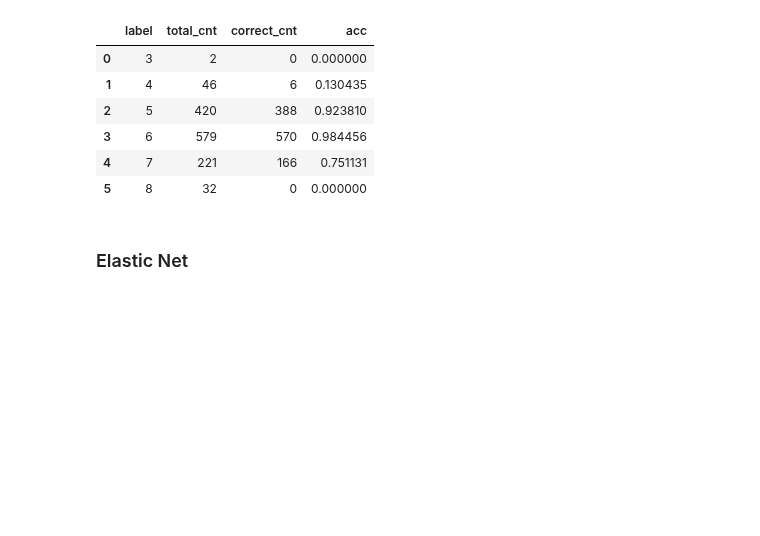
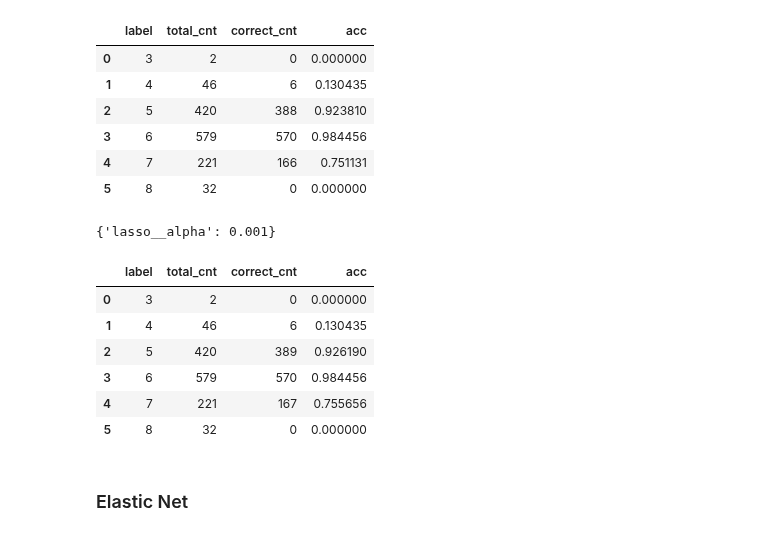
Before and after one commit to nhanph/BMME_480_Pham, a Jupyter notebook: Project/Presentation_Final_Regression.ipynb, the cells around one changed output. Saved outputs shown, nothing was run; the diff lists cells and outputs as text; code cells hidden in the pictures; blank space fills up the shorter version.

```diff
--- a/Project/Presentation_Final_Regression.ipynb
+++ b/Project/Presentation_Final_Regression.ipynb
@@ -285,6 +282,34 @@ Lasso score: mean 0.7400 std (0.0108)
 | 3 | 6 | 579 | 570 | 0.984456 |
 | 4 | 7 | 221 | 166 | 0.751131 |
 | 5 | 8 | 32 | 0 | 0.000000 |
+# %%
+from sklearn.model_selection import GridSearchCV
+from scipy.stats import randint
+
+
+param_grids = {
+        'lasso__alpha': [1e-5, 1e-4, 1e-3, 1e-2, 1e-1, 1],
+    }
+grid_search = GridSearchCV(estimator = lasso,
+                           param_grid=param_grids,
+                           cv=5,
+                           scoring='neg_mean_squared_error',
+                           n_jobs = -1)
+grid_search = grid_search.fit(X_train, y_train)
+
+print(grid_search.best_params_)
+grid_search.best_estimator_.fit(X_train,y_train)
+lasso_grid_acc = AccWithTol(grid_search.best_estimator_,1,X_test,y_test)
+lasso_grid_acc
+# %% [output]
+{'lasso__alpha': 0.001}
+|  | label | total_cnt | correct_cnt | acc |
+| 0 | 3 | 2 | 0 | 0.000000 |
+| 1 | 4 | 46 | 6 | 0.130435 |
+| 2 | 5 | 420 | 389 | 0.926190 |
+| 3 | 6 | 579 | 570 | 0.984456 |
+| 4 | 7 | 221 | 167 | 0.755656 |
+| 5 | 8 | 32 | 0 | 0.000000 |
 # %% [markdown]
 ### Elastic Net
 # %%
```
Also changed, not shown: parts of 25 cells of this notebook.
